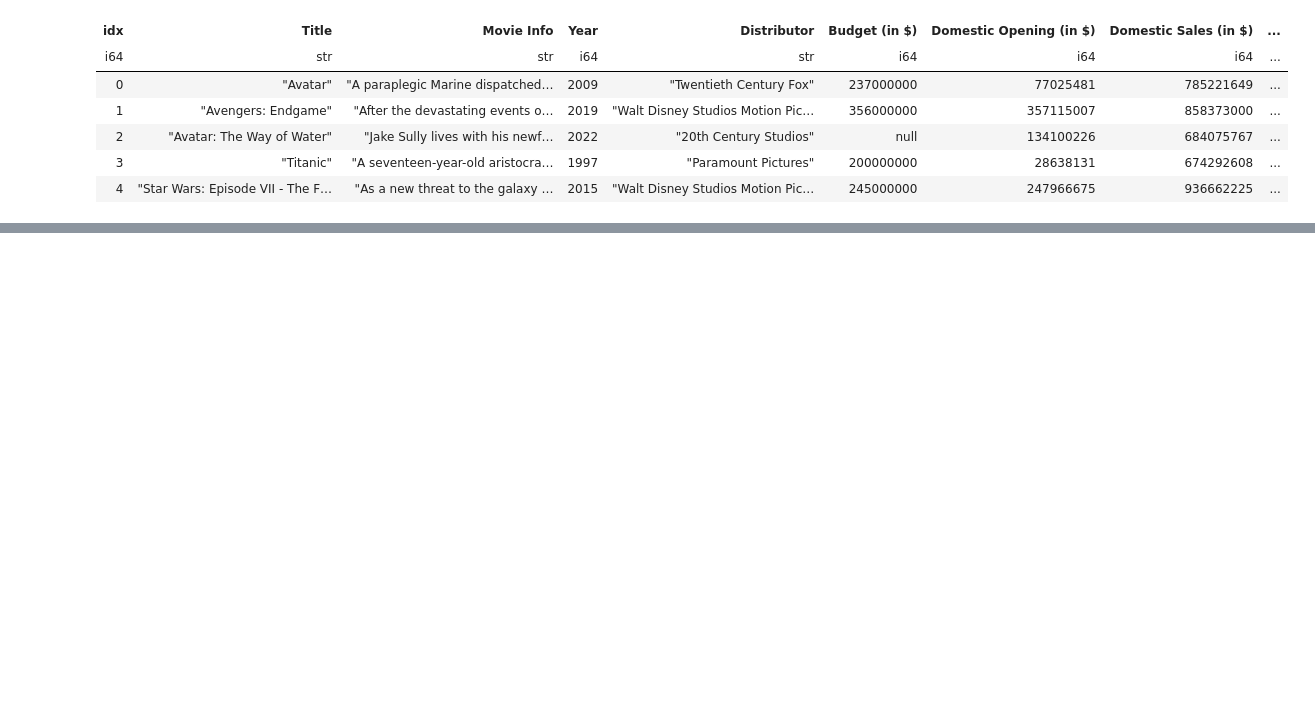
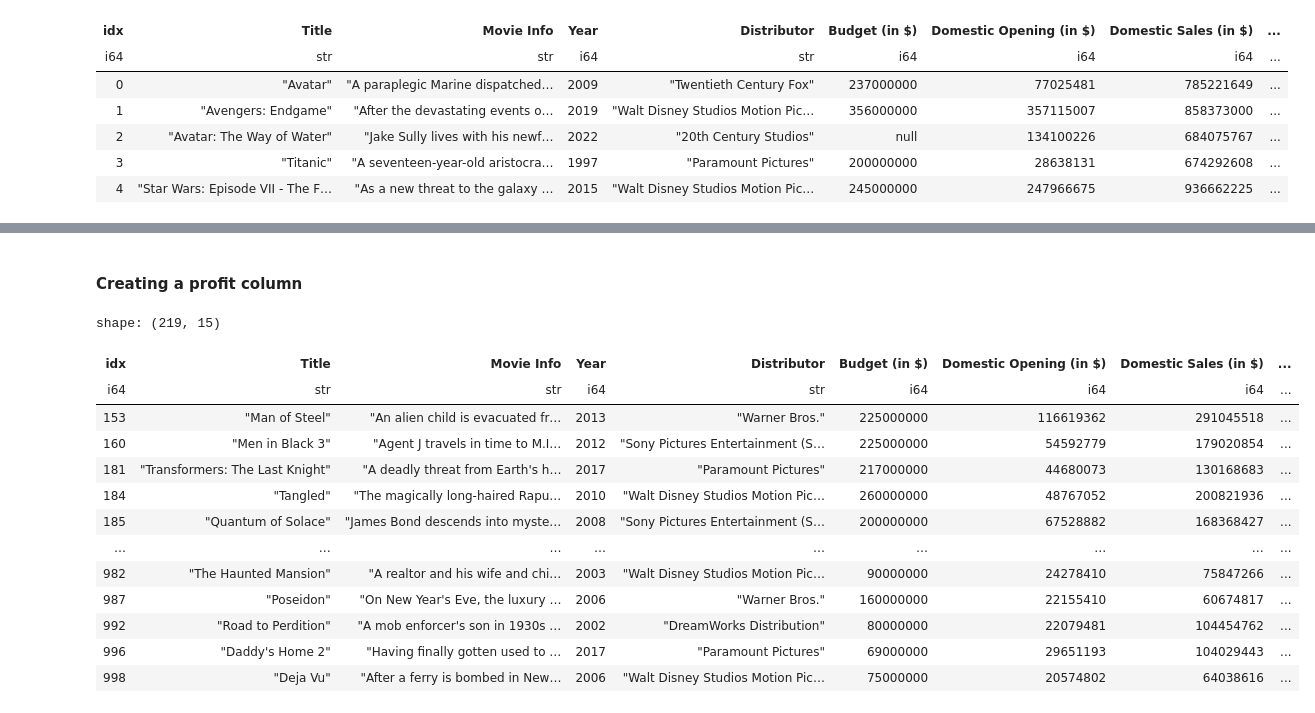
Before and after one commit to Jiyuu-da/movies_shiny_app, a Jupyter notebook: eda_movies.ipynb, the cells around one changed output, grey strips where cells are left out. Saved outputs shown, nothing was run; the diff lists cells and outputs as text; code cells hidden in the pictures; blank space fills up the shorter version.

```diff
--- a/eda_movies.ipynb
+++ b/eda_movies.ipynb
@@ -92,0 +105,6 @@ shape: (5, 14)
+# %%
+df.sort(
+    by="International Sales (in $)", descending=True
+)[0:5].select(
+    pl.col("Title", "International Sales (in $)")
+)
@@ -92,0 +122,6 @@ shape: (5, 14)
+# %%
+df.sort(
+    by="Domestic Sales (in $)", descending=True
+)[0:5].select(
+    pl.col("Title", "Domestic Sales (in $)")
+)
@@ -92,0 +137,26 @@ shape: (5, 14)
+# %% [markdown]
+#### Creating a profit column
+# %%
+df3 = df.drop_nulls(subset=["Budget (in $)"])
+df3 = df3.with_columns(
+    (pl.col("World Wide Sales (in $)") - pl.col("Budget (in $)")).alias("Profit (in $)")
+)
+# %%
+df3.filter(
+    pl.col("Profit (in $)") < 0
+)
+# %% [output]
+shape: (219, 15)
+| idx | Title | Movie Info | Year | Distributor | Budget (in $) | Domestic Opening (in $) | Domestic Sales (in $) | ... |
+| i64 | str | str | i64 | str | i64 | i64 | i64 | ... |
+| 153 | "Man of Steel" | "An alien child is evacuated fr… | 2013 | "Warner Bros." | 225000000 | 116619362 | 291045518 | ... |
+| 160 | "Men in Black 3" | "Agent J travels in time to M.I… | 2012 | "Sony Pictures Entertainment (S… | 225000000 | 54592779 | 179020854 | ... |
+| 181 | "Transformers: The Last Knight" | "A deadly threat from Earth's h… | 2017 | "Paramount Pictures" | 217000000 | 44680073 | 130168683 | ... |
+| 184 | "Tangled" | "The magically long-haired Rapu… | 2010 | "Walt Disney Studios Motion Pic… | 260000000 | 48767052 | 200821936 | ... |
+| 185 | "Quantum of Solace" | "James Bond descends into myste… | 2008 | "Sony Pictures Entertainment (S… | 200000000 | 67528882 | 168368427 | ... |
+| … | … | … | … | … | … | … | … | ... |
+| 982 | "The Haunted Mansion" | "A realtor and his wife and chi… | 2003 | "Walt Disney Studios Motion Pic… | 90000000 | 24278410 | 75847266 | ... |
+| 987 | "Poseidon" | "On New Year's Eve, the luxury … | 2006 | "Warner Bros." | 160000000 | 22155410 | 60674817 | ... |
+| 992 | "Road to Perdition" | "A mob enforcer's son in 1930s … | 2002 | "DreamWorks Distribution" | 80000000 | 22079481 | 104454762 | ... |
+| 996 | "Daddy's Home 2" | "Having finally gotten used to … | 2017 | "Paramount Pictures" | 69000000 | 29651193 | 104029443 | ... |
+| 998 | "Deja Vu" | "After a ferry is bombed in New… | 2006 | "Walt Disney Studios Motion Pic… | 75000000 | 20574802 | 64038616 | ... |
```
Also changed, not shown: parts of 9 cells of this notebook.
